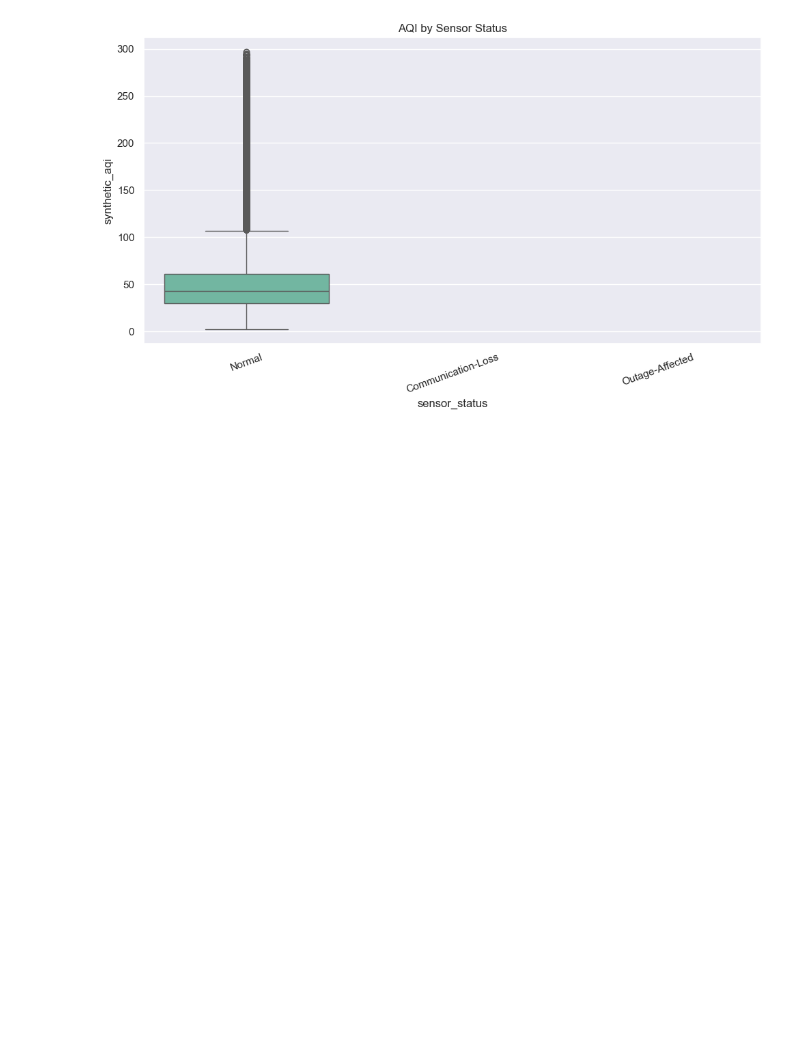
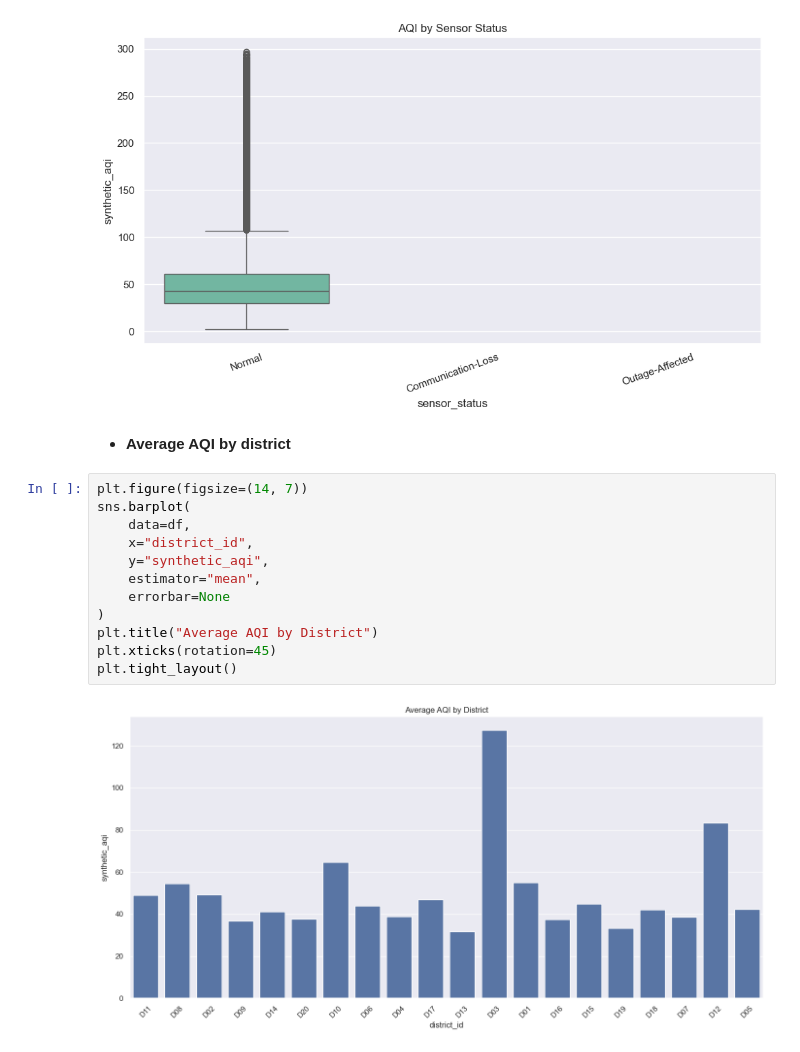
Before and after one commit to geershatisaxena/AQI-Data-Analysis, a Jupyter notebook: air quality.ipynb, the cells around one changed output. Saved outputs shown, nothing was run; the diff lists cells and outputs as text; blank space fills up the shorter version.

```diff
--- a/air quality.ipynb
+++ b/air quality.ipynb
@@ -1170,3 +1170,19 @@ plt.xticks(rotation=20)
 plt.tight_layout()
 # %% [output]
 [figure]
+# %% [markdown]
+- **Average AQI by district**
+# %%
+plt.figure(figsize=(14, 7))
+sns.barplot(
+    data=df,
+    x="district_id",
+    y="synthetic_aqi",
+    estimator="mean",
+    errorbar=None
+)
+plt.title("Average AQI by District")
+plt.xticks(rotation=45)
+plt.tight_layout()
+# %% [output]
+[figure, added]
```
